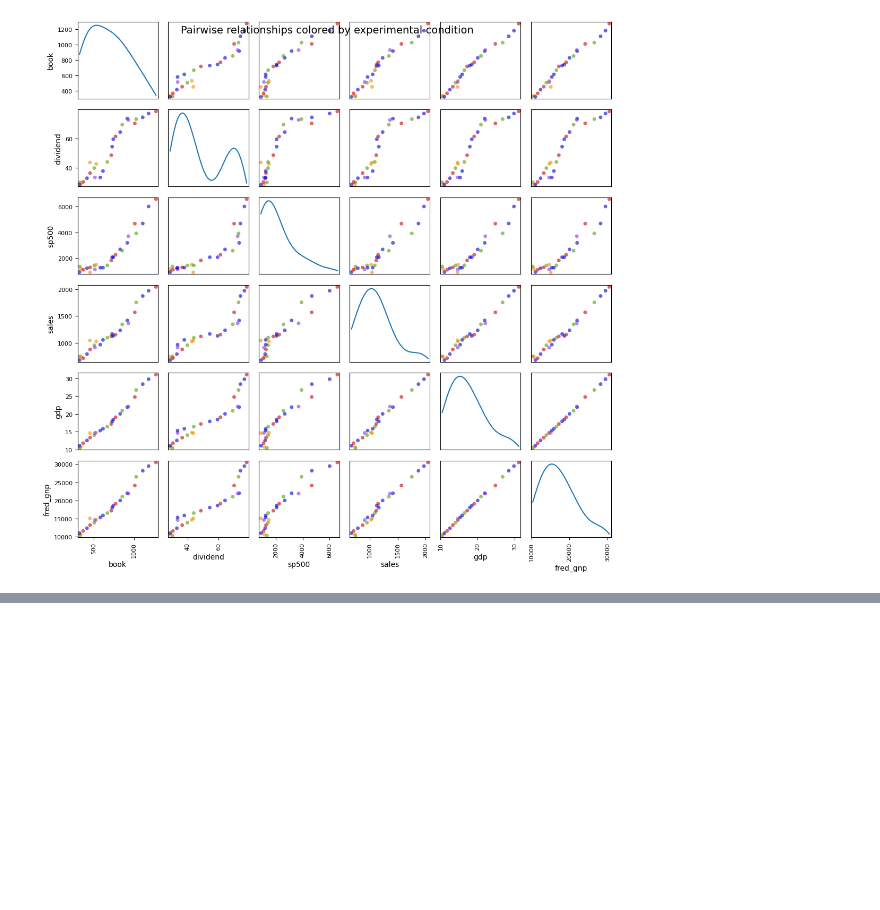
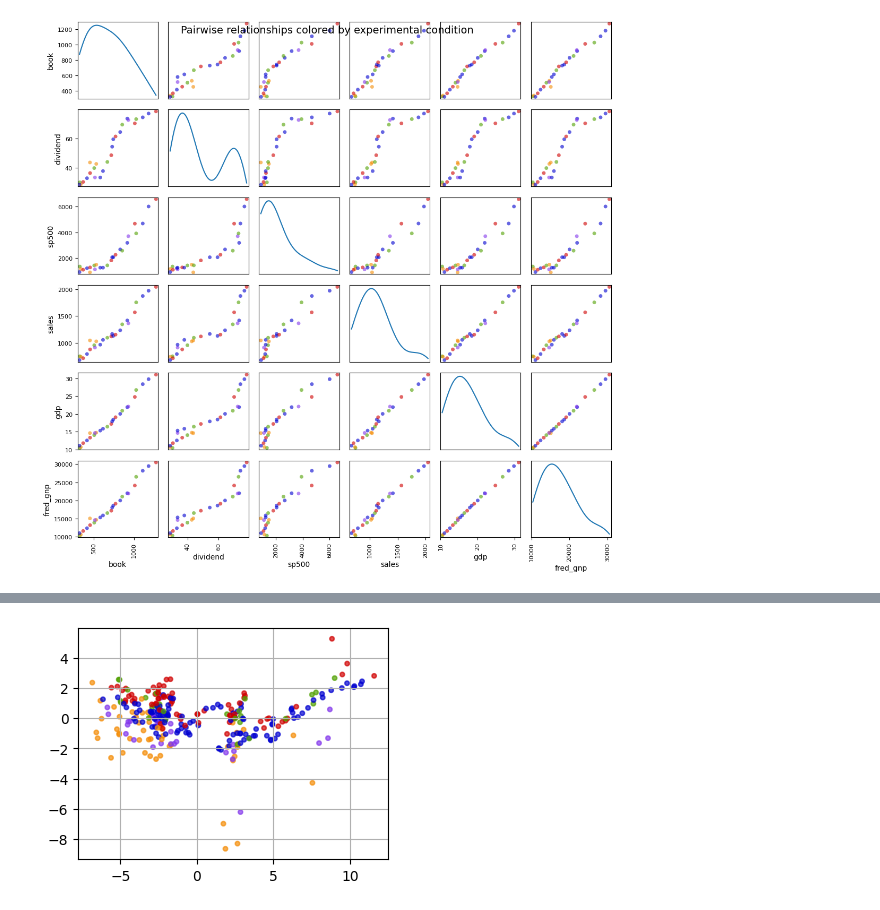
Before and after one commit to strycker/trading-crab, a Jupyter notebook: notebooks/step3_combine_datasets_incl_labels_and_study.ipynb, the cells around one changed output, grey strips where cells are left out. Drawn from its saved outputs; the diff is of its cells as text; code cells hidden in the pictures; blank space fills up the shorter version.

```diff
--- a/notebooks/step3_combine_datasets_incl_labels_and_study.ipynb
+++ b/notebooks/step3_combine_datasets_incl_labels_and_study.ipynb
@@ -266,0 +475,15 @@ plt.show()
+# %%
+fig, ax = plt.subplots(figsize=(4, 3))
+
+shorter_regimes = (quarterly_df[vars_to_consider + ['market_code']].dropna())['market_code'].values
+
+plt.scatter(
+    x=reduced_df['PC1'], y=reduced_df['PC3'],
+    c=shorter_regimes, cmap=my_cmap,
+    s=10,
+    alpha=0.7,
+    linestyle='solid', marker='o')
+plt.grid(True)
+plt.show()
+# %% [output]
+[figure, added]
```
Also changed, not shown: parts of 22 cells of this notebook.
